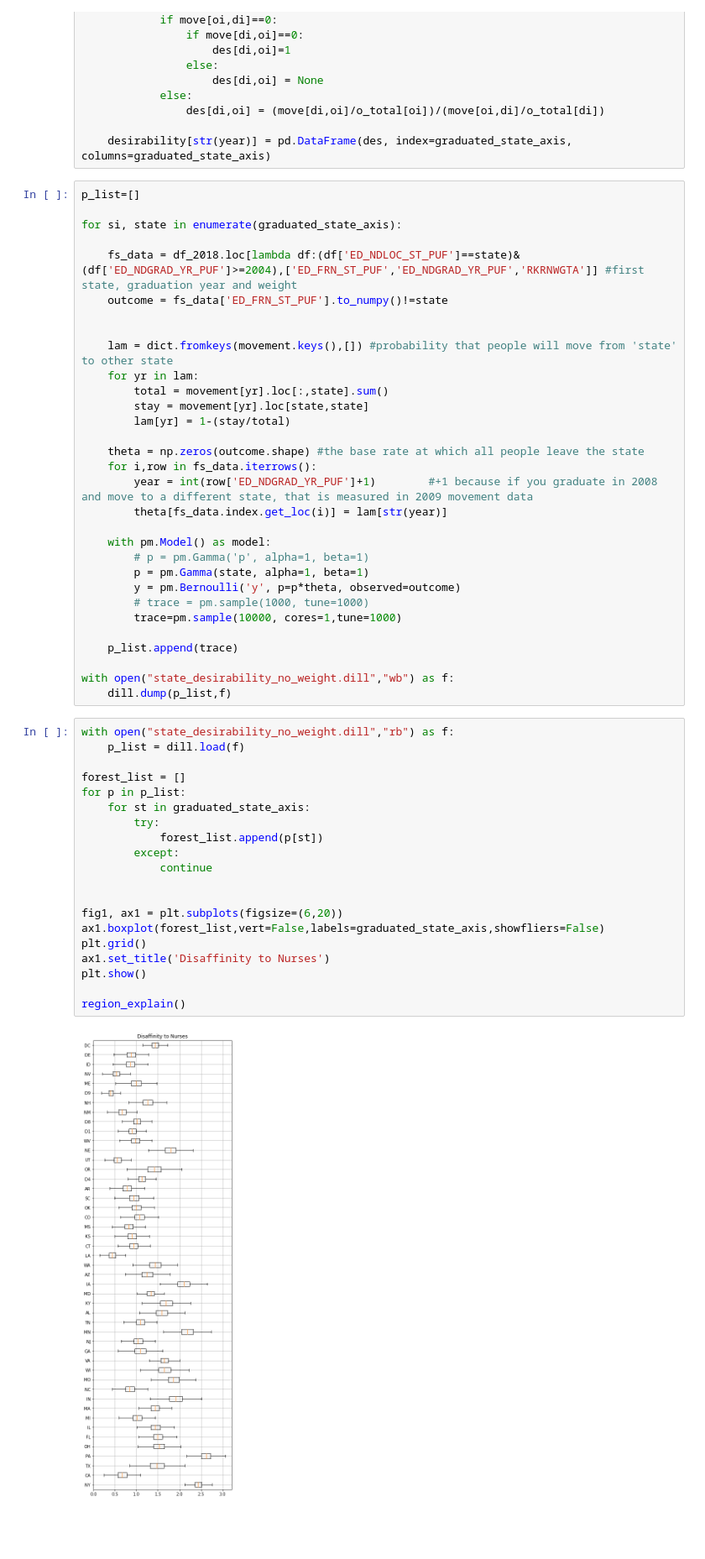
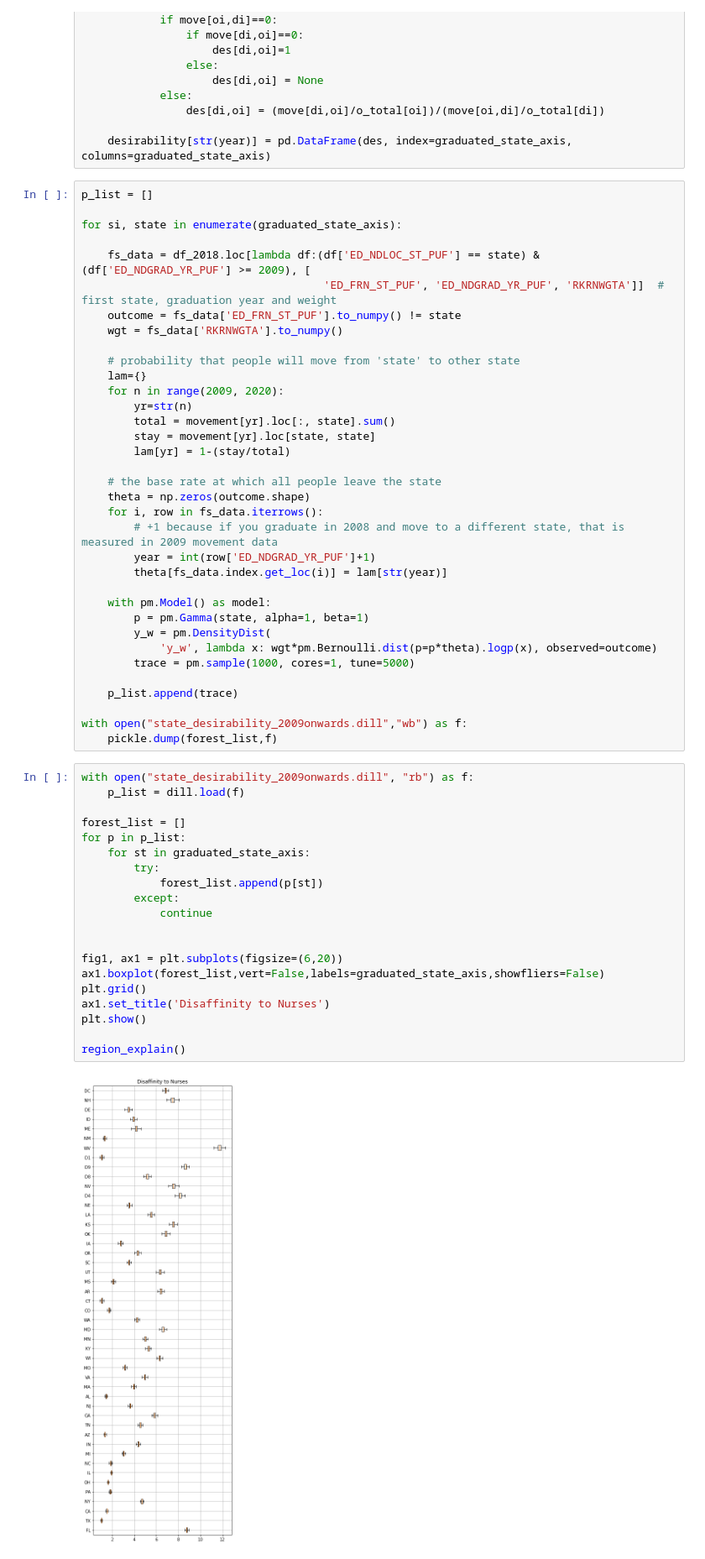
Before and after one commit to tk0802kim/Analysis-of-Nursing-Data, a Jupyter notebook: nursing_analysis.ipynb, the cells around one changed output. Shown at 84% size. Saved outputs shown, nothing was run; the diff lists cells and outputs as text; blank space fills up the shorter version.

```diff
--- a/nursing_analysis.ipynb
+++ b/nursing_analysis.ipynb
@@ -1256,56 +1296,60 @@ for year in range(2005,2020):
 
     desirability[str(year)] = pd.DataFrame(des, index=graduated_state_axis, columns=graduated_state_axis)
 # %%
-p_list=[]
+p_list = []
 
 for si, state in enumerate(graduated_state_axis):
 
-    fs_data = df_2018.loc[lambda df:(df['ED_NDLOC_ST_PUF']==state)&(df['ED_NDGRAD_YR_PUF']>=2004),['ED_FRN_ST_PUF','ED_NDGRAD_YR_PUF','RKRNWGTA']] #first state, graduation year and weight
-    outcome = fs_data['ED_FRN_ST_PUF'].to_numpy()!=state
+    fs_data = df_2018.loc[lambda df:(df['ED_NDLOC_ST_PUF'] == state) & (df['ED_NDGRAD_YR_PUF'] >= 2009), [
+                                     'ED_FRN_ST_PUF', 'ED_NDGRAD_YR_PUF', 'RKRNWGTA']]  # first state, graduation year and weight
+    outcome = fs_data['ED_FRN_ST_PUF'].to_numpy() != state
+    wgt = fs_data['RKRNWGTA'].to_numpy()
 
-
-    lam = dict.fromkeys(movement.keys(),[]) #probability that people will move from 'state' to other state
-    for yr in lam:
-        total = movement[yr].loc[:,state].sum()
-        stay = movement[yr].loc[state,state]
+    # probability that people will move from 'state' to other state
+    lam={}
+    for n in range(2009, 2020):
+        yr=str(n)
+        total = movement[yr].loc[:, state].sum()
+        stay = movement[yr].loc[state, state]
         lam[yr] = 1-(stay/total)
 
-    theta = np.zeros(outcome.shape) #the base rate at which all people leave the state
-    for i,row in fs_data.iterrows():
-        year = int(row['ED_NDGRAD_YR_PUF']+1)        #+1 because if you graduate in 2008 and move to a different state, that is measured in 2009 movement data
+    # the base rate at which all people leave the state
+    theta = np.zeros(outcome.shape)
+    for i, row in fs_data.iterrows():
+        # +1 because if you graduate in 2008 and move to a different state, that is measured in 2009 movement data
+        year = int(row['ED_NDGRAD_YR_PUF']+1)
         theta[fs_data.index.get_loc(i)] = lam[str(year)]
 
     with pm.Model() as model:
-        # p = pm.Gamma('p', alpha=1, beta=1)
         p = pm.Gamma(state, alpha=1, beta=1)
-        y = pm.Bernoulli('y', p=p*theta, observed=outcome)
-        # trace = pm.sample(1000, tune=1000)
-        trace=pm.sample(10000, cores=1,tune=1000)
+        y_w = pm.DensityDist(
+            'y_w', lambda x: wgt*pm.Bernoulli.dist(p=p*theta).logp(x), observed=outcome)
+        trace = pm.sample(1000, cores=1, tune=5000)
 
     p_list.append(trace)
 
-with open("state_desirability_no_weight.dill","wb") as f:
-    dill.dump(p_list,f)
+with open("state_desirability_2009onwards.dill","wb") as f:
+    pickle.dump(forest_list,f)
 # %%
-with open("state_desirability_no_weight.dill","rb") as f:
+with open("state_desirability_2009onwards.dill", "rb") as f:
     p_list = dill.load(f)
 
 forest_list = []
 for p in p_list:
     for st in graduated_state_axis:
         try:
             forest_list.append(p[st])
         except:
             continue
 
 
 fig1, ax1 = plt.subplots(figsize=(6,20))
 ax1.boxplot(forest_list,vert=False,labels=graduated_state_axis,showfliers=False)
 plt.grid()
 ax1.set_title('Disaffinity to Nurses')
 plt.show()
 
 region_explain()
 # %% [output]
-[figure, old version]
+[figure, new version]
 (D1: VT, RI     D2: ND,SD      D8: MT, WY     D9: HI, AK)
```
Also changed, not shown: parts of 28 cells of this notebook, 2 other files.
